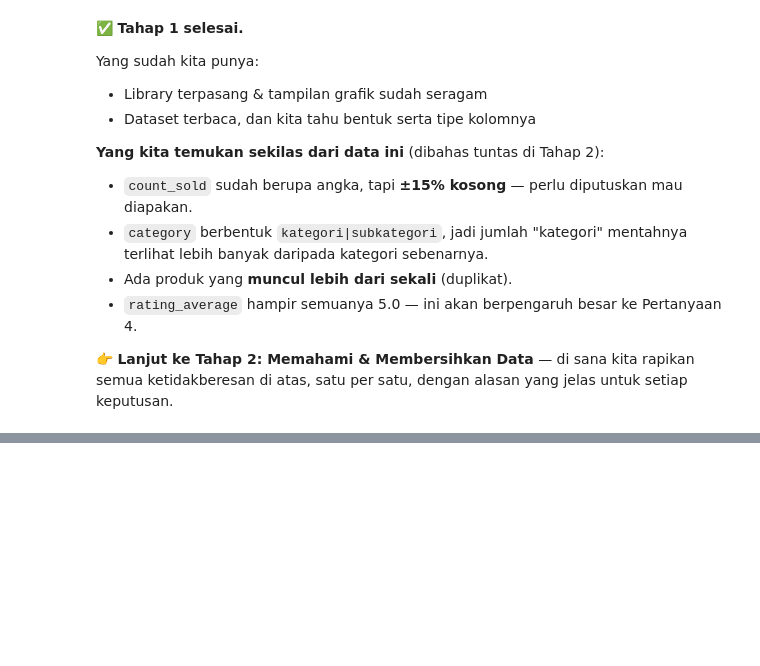
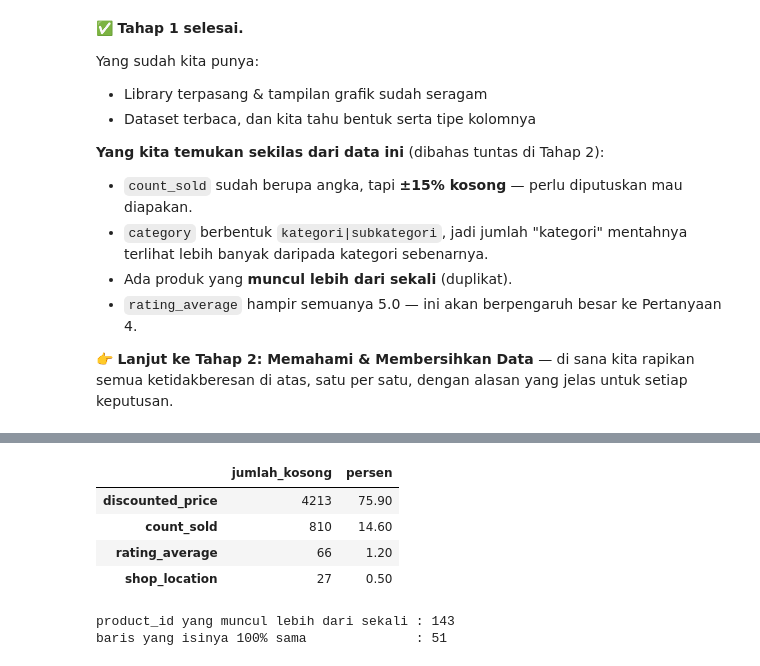
Before and after one commit to imanuelrpt/indonesia-ecommerce-behavior-analysis, a Jupyter notebook: notebook/Tokopedia_Ecommerce_Analysis.ipynb, the cells around one changed output, grey strips where cells are left out. Saved outputs shown, nothing was run; the diff lists cells and outputs as text; code cells hidden in the pictures; blank space fills up the shorter version.

```diff
--- a/notebook/Tokopedia_Ecommerce_Analysis.ipynb
+++ b/notebook/Tokopedia_Ecommerce_Analysis.ipynb
@@ -406,0 +486,19 @@ ketidakberesan di atas, satu per satu, dengan alasan yang jelas untuk setiap kep
+# %%
+kosong = pd.DataFrame({
+    "jumlah_kosong": df.isna().sum(),
+    "persen": (df.isna().mean() * 100).round(1),
+})
+kosong = kosong[kosong["jumlah_kosong"] > 0].sort_values("persen", ascending=False)
+
+display(kosong)
+
+print(f"product_id yang muncul lebih dari sekali : {df['product_id'].duplicated().sum()}")
+print(f"baris yang isinya 100% sama              : {df.duplicated().sum()}")
+# %% [output]
+|  | jumlah_kosong | persen |
+| discounted_price | 4213 | 75.90 |
+| count_sold | 810 | 14.60 |
+| rating_average | 66 | 1.20 |
+| shop_location | 27 | 0.50 |
+product_id yang muncul lebih dari sekali : 143
+baris yang isinya 100% sama              : 51
```
Also changed, not shown: parts of 27 cells of this notebook, 2 other files.
